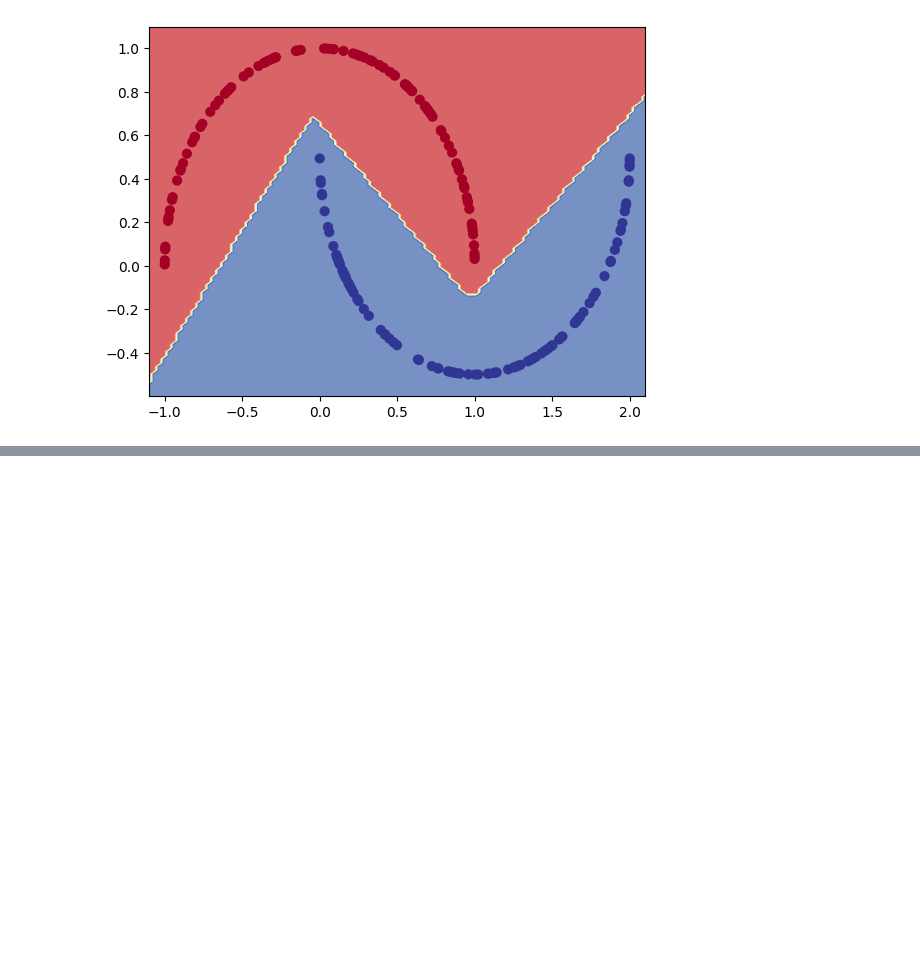
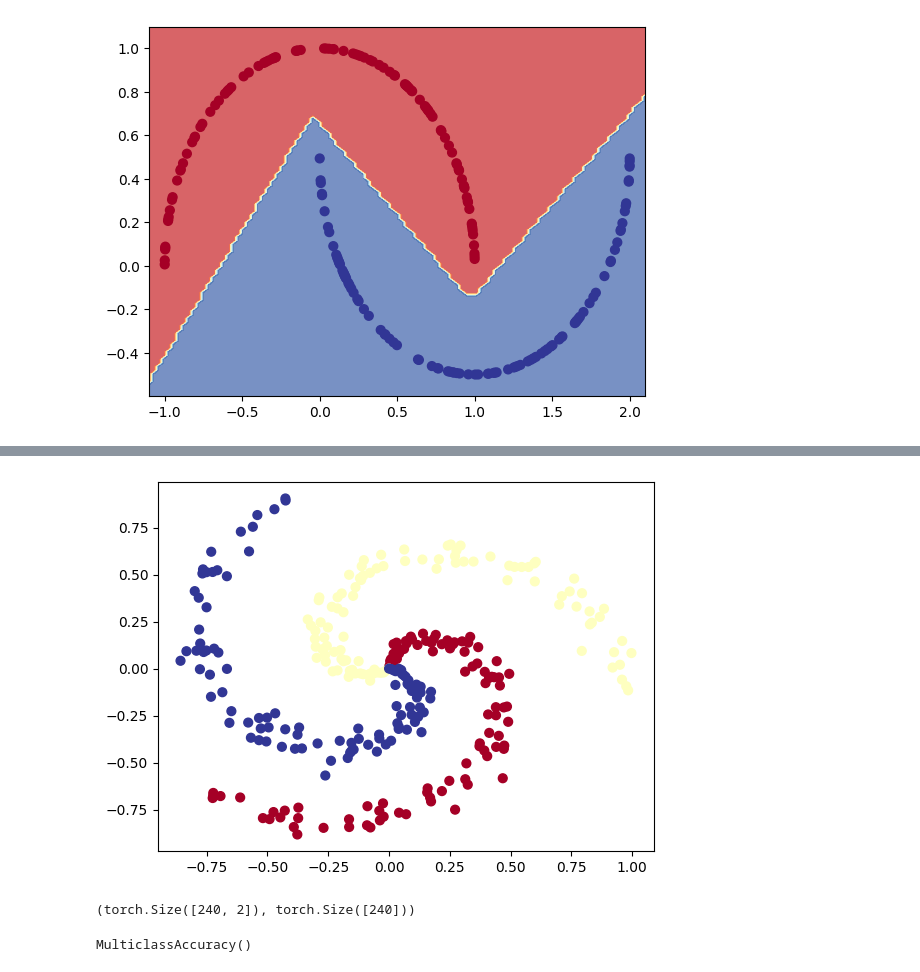
Before and after one commit to Liangsx2020/PyTorch-Learn--Zero-to-Master-, a Jupyter notebook: 02_PyTorch_Neural_Network_Classification/Exercises.ipynb, the cells around one changed output, grey strips where cells are left out. Drawn from its saved outputs; the diff is of its cells as text; code cells hidden in the pictures; blank space fills up the shorter version.

```diff
--- a/02_PyTorch_Neural_Network_Classification/Exercises.ipynb
+++ b/02_PyTorch_Neural_Network_Classification/Exercises.ipynb
@@ -329,0 +346,48 @@ plot_decision_boundary(model_0, X_test, y_test)
+# %%
+# Code for creating a spiral dataset from CS231n
+import numpy as np
+import matplotlib.pyplot as plt
+RANDOM_SEED = 42
+np.random.seed(RANDOM_SEED)
+N = 100 # number of points per class
+D = 2 # dimensionality
+K = 3 # number of classes
+X = np.zeros((N*K,D)) # data matrix (each row = single example)
+y = np.zeros(N*K, dtype='uint8') # class labels
+for j in range(K):
+    ix = range(N*j,N*(j+1))
+    r = np.linspace(0.0,1,N) # radius
+    t = np.linspace(j*4,(j+1)*4,N) + np.random.randn(N)*0.2 # theta
+    X[ix] = np.c_[r*np.sin(t), r*np.cos(t)]
+    y[ix] = j
+# lets visualize the data
+plt.scatter(X[:, 0], X[:, 1], c=y, s=40, cmap=plt.cm.RdYlBu)
+plt.show()
+# %% [output]
+[figure, added]
+# %%
+# Turn data into tensors
+import torch
+X = torch.from_numpy(X).type(torch.float) # features as float32
+y = torch.from_numpy(y).type(torch.LongTensor) # labels need to be of type long
+
+# Create train and test splits
+from sklearn.model_selection import train_test_split
+
+X_train, X_test, y_train, y_test = train_test_split(
+    X, y, test_size=0.2, random_state=RANDOM_SEED
+)
+
+X_train, y_train = X_train.to(device), y_train.to(device)
+X_test, y_test = X_test.to(device), y_test.to(device)
+
+X_train.shape, y_train.shape
+# %% [output]
+(torch.Size([240, 2]), torch.Size([240]))
+# %%
+from torchmetrics import Accuracy
+
+acc_fn = Accuracy(task="multiclass", num_classes=5).to(device)
+acc_fn
+# %% [output]
+MulticlassAccuracy()
```
Also changed, not shown: parts of 10 cells of this notebook, 1 other file.
